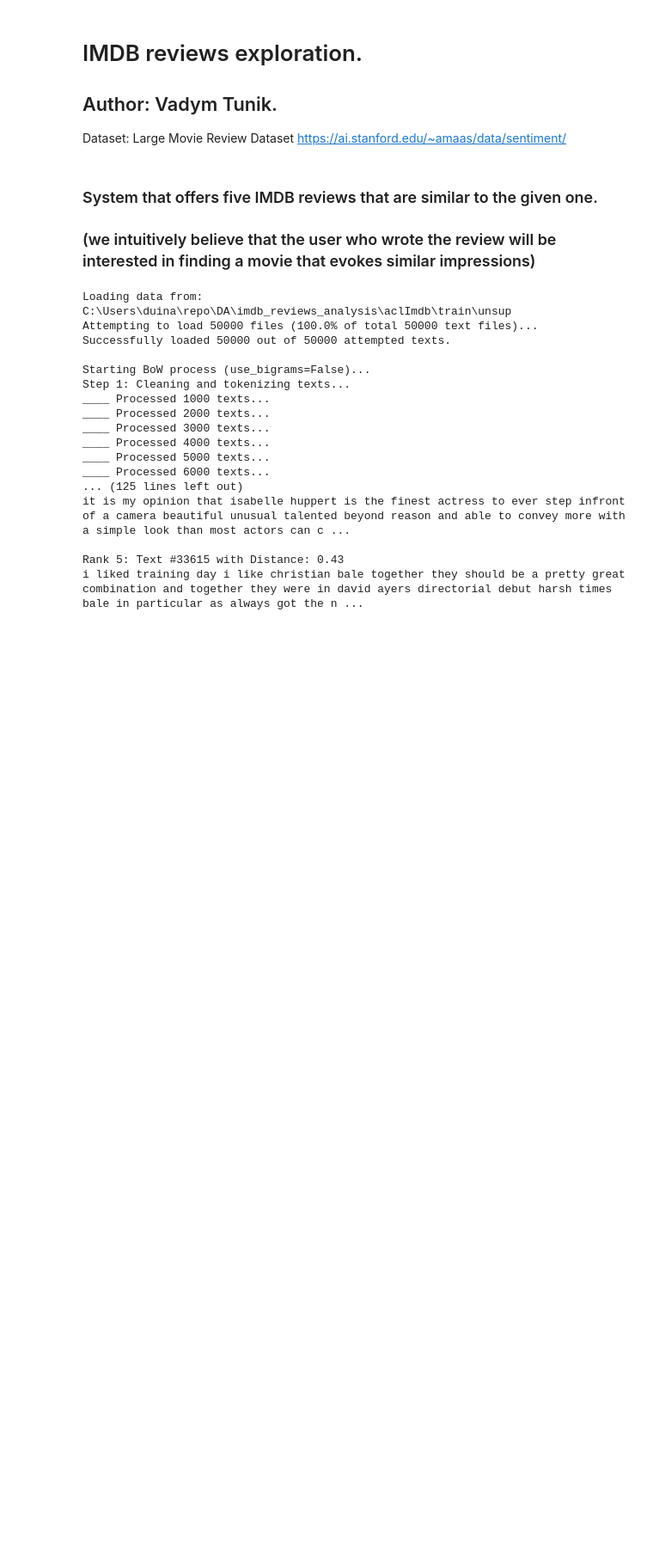
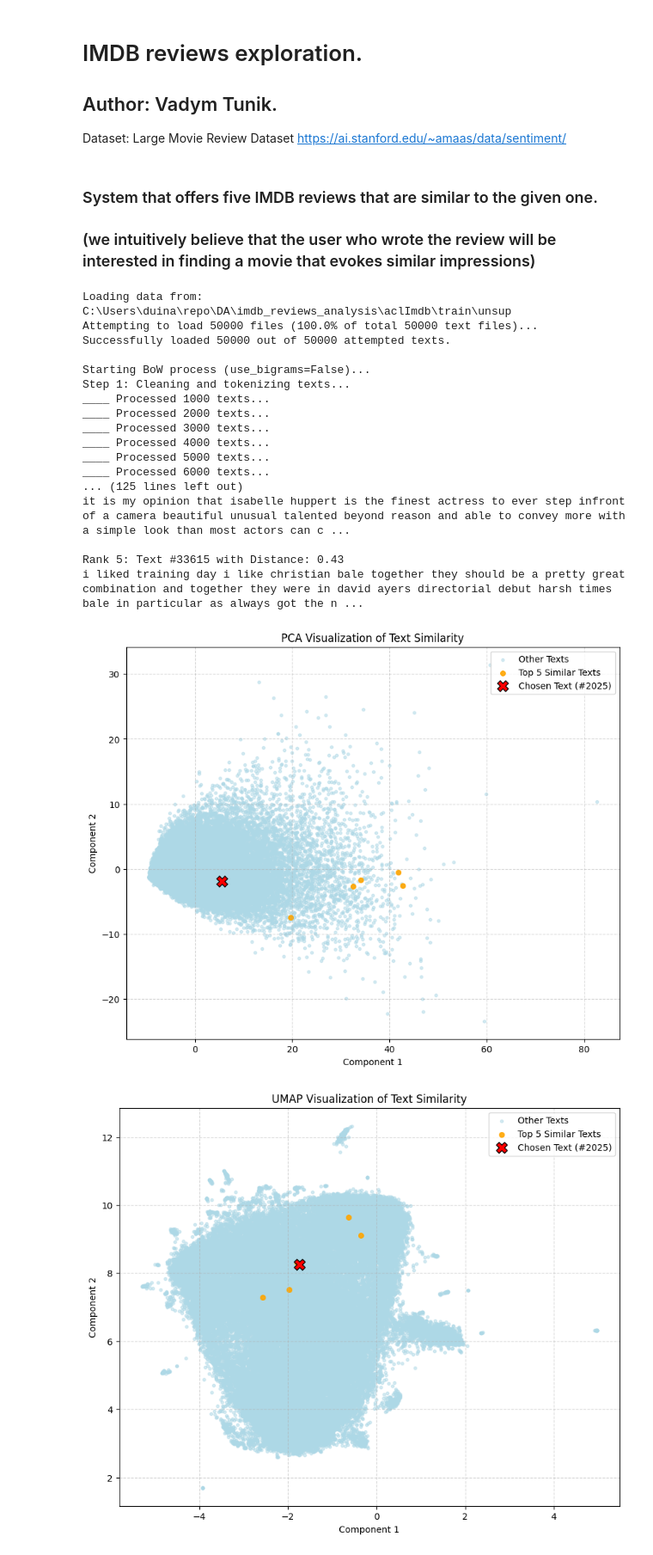
Before and after one commit to duinage/BigData, a Jupyter notebook: imdb_reviews_analysis/imdb_reviews_analysis.ipynb, the cells around one changed output. Shown at 86% size. Saved outputs shown, nothing was run; the diff lists cells and outputs as text; code cells hidden in the pictures; blank space fills up the shorter version.

Commit message:
dim reduction for full data

```diff
--- a/imdb_reviews_analysis/imdb_reviews_analysis.ipynb
+++ b/imdb_reviews_analysis/imdb_reviews_analysis.ipynb
@@ -10,6 +16,7 @@ from bow_model import BagOfWords, clean_text
 ### System that offers five IMDB reviews that are similar to the given one.
 ### (we intuitively believe that the user who wrote the review will be interested in finding a movie that evokes similar impressions)
 # %%
+c.DATA_FRACTION = 1.
 texts = c.load_texts_from_folder(c.FOLDER_PATH, fraction=c.DATA_FRACTION)
 bow_model = BagOfWords(use_bigrams=c.USE_BIGRAMS)
 bow_matrix = bow_model.fit_transform(texts, vocab_min_frequency=c.VOCAB_MIN_FREQUENCY)
@@ -54,3 +61,39 @@ it is my opinion that isabelle huppert is the finest actress to ever step infron
 
 Rank 5: Text #33615 with Distance: 0.43
 i liked training day i like christian bale together they should be a pretty great combination and together they were in david ayers directorial debut harsh times bale in particular as always got the n ...
+# %%
+def plot_similarity_reduction(X_reduced, chosen_idx, similar_idxs, title):
+    plt.figure(figsize=(10, 8))
+    plt.scatter(X_reduced[:, 0], X_reduced[:, 1], c='lightblue', alpha=0.5, s=10, label='Other Texts')
+
+    if len(similar_idxs) > 0:
+        plt.scatter(X_reduced[similar_idxs, 0], X_reduced[similar_idxs, 1], c='orange',
+                    alpha=0.9, s=30, label=f'Top {len(similar_idxs)} Similar Texts')
+
+    plt.scatter(X_reduced[chosen_idx, 0], X_reduced[chosen_idx, 1], c='red',
+                marker='X', s=150, label=f'Chosen Text (#{chosen_idx})', edgecolors='black')
+
+    plt.title(title)
+    plt.xlabel("Component 1")
+    plt.ylabel("Component 2")
+    plt.legend()
+    plt.grid(True, linestyle='--', alpha=0.5)
+    plt.show()
+# %%
+# PCA
+pca = PCA(n_components=2,)
+X_pca = pca.fit_transform(bow_matrix)
+plot_similarity_reduction(X_pca, c.CHOSEN_TEXT_INDEX, similar_indices, "PCA Visualization of Text Similarity")
+
+# UMAP
+umap_reducer = umap.UMAP(n_neighbors=15, min_dist=0.1, n_components=2, metric='cosine')
+X_umap = umap_reducer.fit_transform(bow_matrix)
+plot_similarity_reduction(X_umap, c.CHOSEN_TEXT_INDEX, similar_indices, "UMAP Visualization of Text Similarity")
+
+# t-SNE
+tsne_model = TSNE(n_components=2, perplexity=min(30.0, bow_matrix.shape[0] - 1), max_iter=300)
+X_tsne_reduced = tsne_model.fit_transform(bow_matrix)
+plot_similarity_reduction(X_tsne_reduced, c.CHOSEN_TEXT_INDEX, similar_indices, "t-SNE Visualization of Text Similarity")
+# %% [output]
+[figure, added]
+[figure, added]
```
Also changed, not shown: parts of 2 cells of this notebook.
